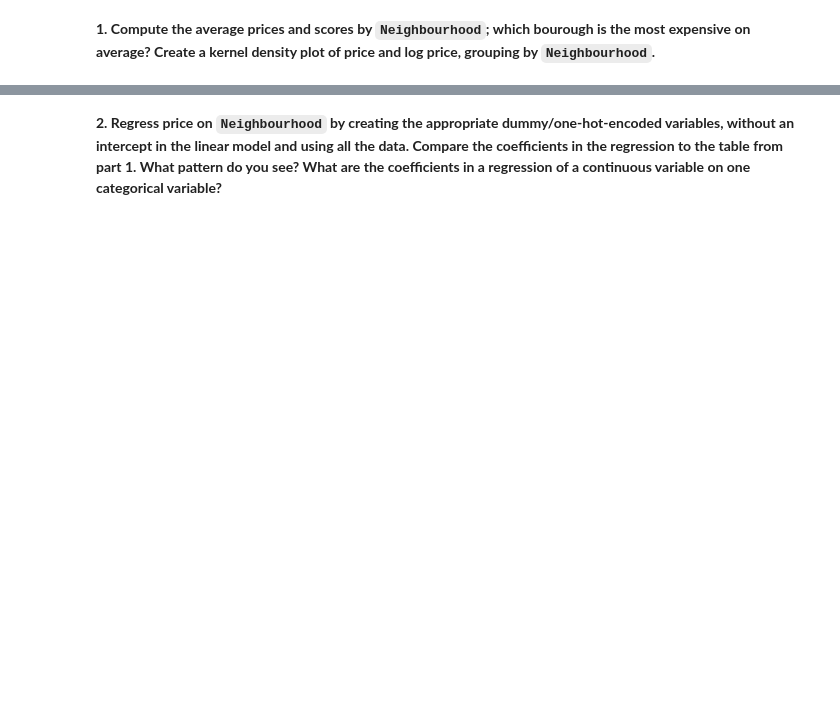
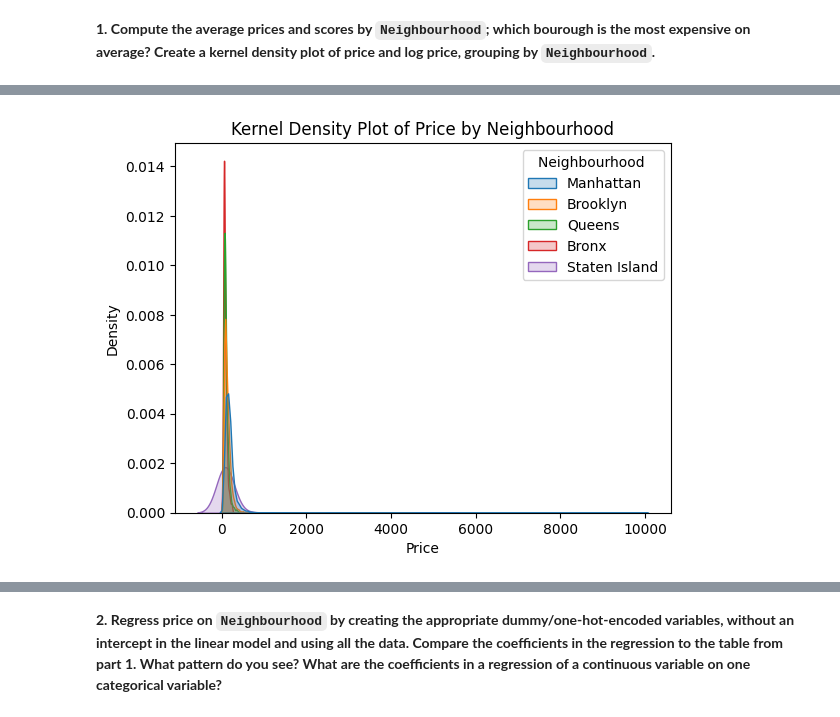
Before and after one commit to kweuj7fh/DS3001-Linear_Regression, a Jupyter notebook: Assignment: Linear Regression.ipynb, the cells around one changed output, grey strips where cells are left out. Cells and saved outputs as stored; diff of their text form; code cells hidden in the pictures; blank space fills up the shorter version.

```diff
--- a/Assignment: Linear Regression.ipynb
+++ b/Assignment: Linear Regression.ipynb
@@ -44,0 +58,4 @@ Load `./data/Q1_clean.csv`. The data include
+# %%
+url = 'https://raw.githubusercontent.com/kweuj7fh/DS3001-Linear_Regression/refs/heads/main/data/Q1_clean.csv' # url of data
+data = pd.read_csv(url, low_memory=False) # read csv from url
+data.head()
@@ -46,0 +98,10 @@ Load `./data/Q1_clean.csv`. The data include
+# %%
+# Create a kernel density plot of price, grouping by `Neighbourhood`
+sns.kdeplot(data = data, x = 'Price', hue = 'Neighbourhood ')
+
+plt.title('Kernel Density Plot of Price by Neighbourhood')
+plt.xlabel('Price')
+plt.ylabel('Density')
+plt.show()
+# %% [output]
+[figure, added]
```
Also changed, not shown: parts of 18 cells of this notebook.
